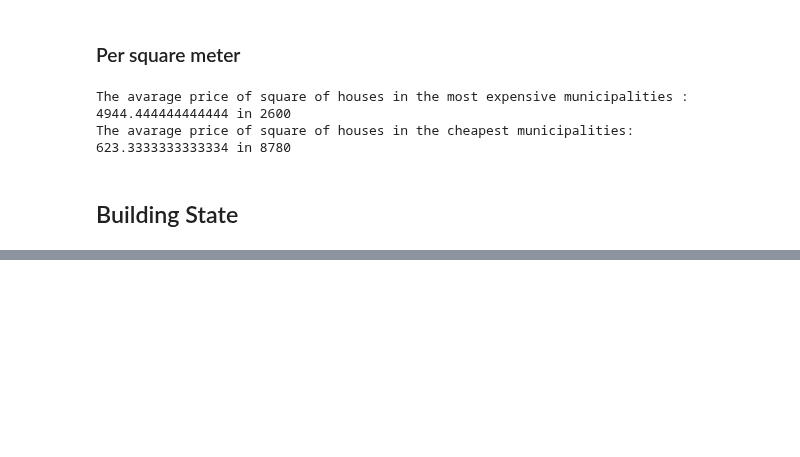
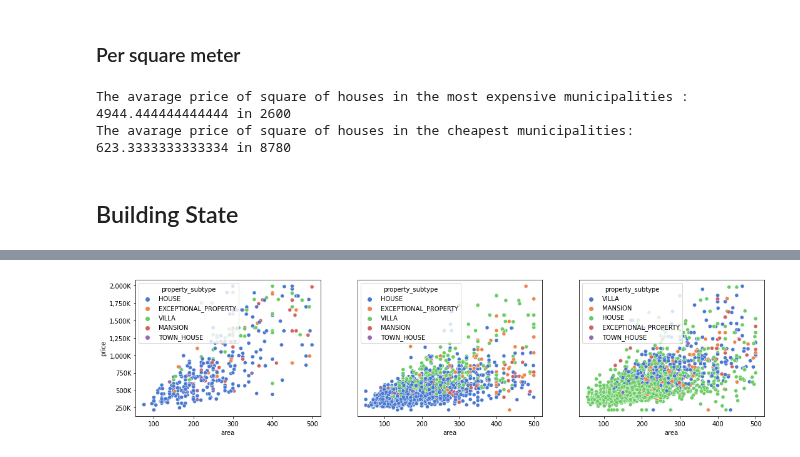
Before and after one commit to phfimmers/Data_visualization, a Jupyter notebook: Correlations/emre_plot.ipynb, the cells around one changed output, grey strips where cells are left out. Cells and saved outputs as stored; diff of their text form; code cells hidden in the pictures; blank space fills up the shorter version.

```diff
--- a/Correlations/emre_plot.ipynb
+++ b/Correlations/emre_plot.ipynb
@@ -296,0 +288,27 @@ plt.show()
+# %%
+house_brussels_filtered = df.loc[(df.house_is == True) & (df.region == "Brussels") & (df.area.between(50, 500)) & (df.price.between(0, 2000000))]
+house_wallonia_filtered = df.loc[(df.house_is == True) & (df.region == "Wallonia") & (df.area.between(50, 500)) & (df.price.between(0, 2000000))]
+house_flanders_filtered = df.loc[(df.house_is == True) & (df.region == "Flanders") & (df.area.between(50, 500)) & (df.price.between(0, 2000000))]
+# %%
+plt.figure(figsize=(18, 4))
+
+plt.subplot(1,3,1)
+
+ax_brussels= sns.scatterplot(x='area', y='price', data = house_brussels_filtered, hue="property_subtype", palette="muted")
+plt.subplot(1,3,2)
+ax_wallonia = sns.scatterplot(x='area', y='price', data = house_wallonia_filtered, hue="property_subtype", palette="muted")
+plt.subplot(1,3,3)
+ax_flanders = sns.scatterplot(x='area', y='price', data = house_flanders_filtered, hue="property_subtype", palette="muted")
+
+pricelabels = ['{:,.0f}'.format(x) + 'K' for x in ax_brussels.get_yticks()/1000]
+
+ax_brussels.set_yticklabels(pricelabels)
+ax_wallonia.set_yticklabels(pricelabels)
+ax_wallonia.axes.yaxis.set_visible(False)
+ax_flanders.set_yticklabels(pricelabels)
+ax_flanders.axes.yaxis.set_visible(False)
+
+
+plt.show()
+# %% [output]
+[figure, added]
```
Also changed, not shown: parts of 13 cells of this notebook, 1 other file.
